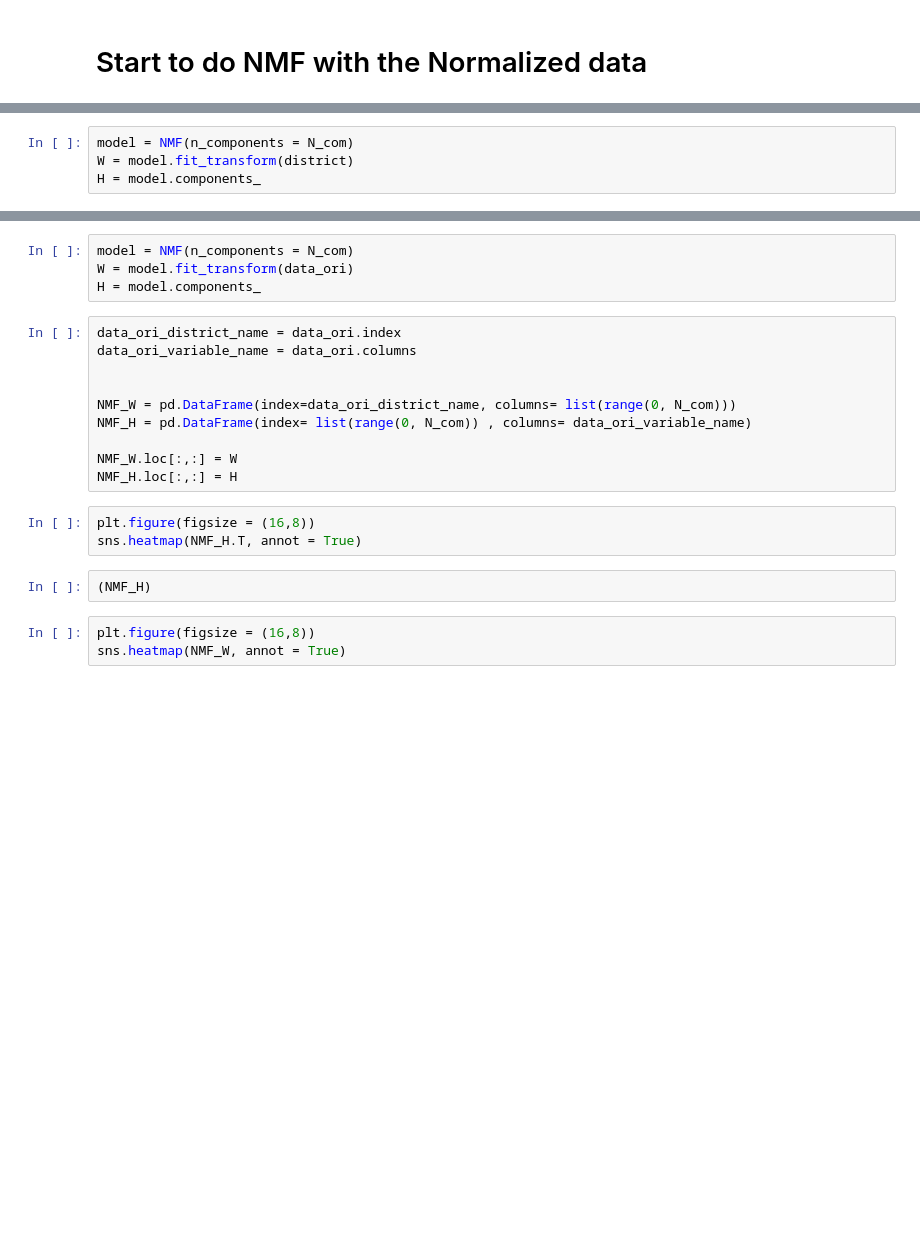
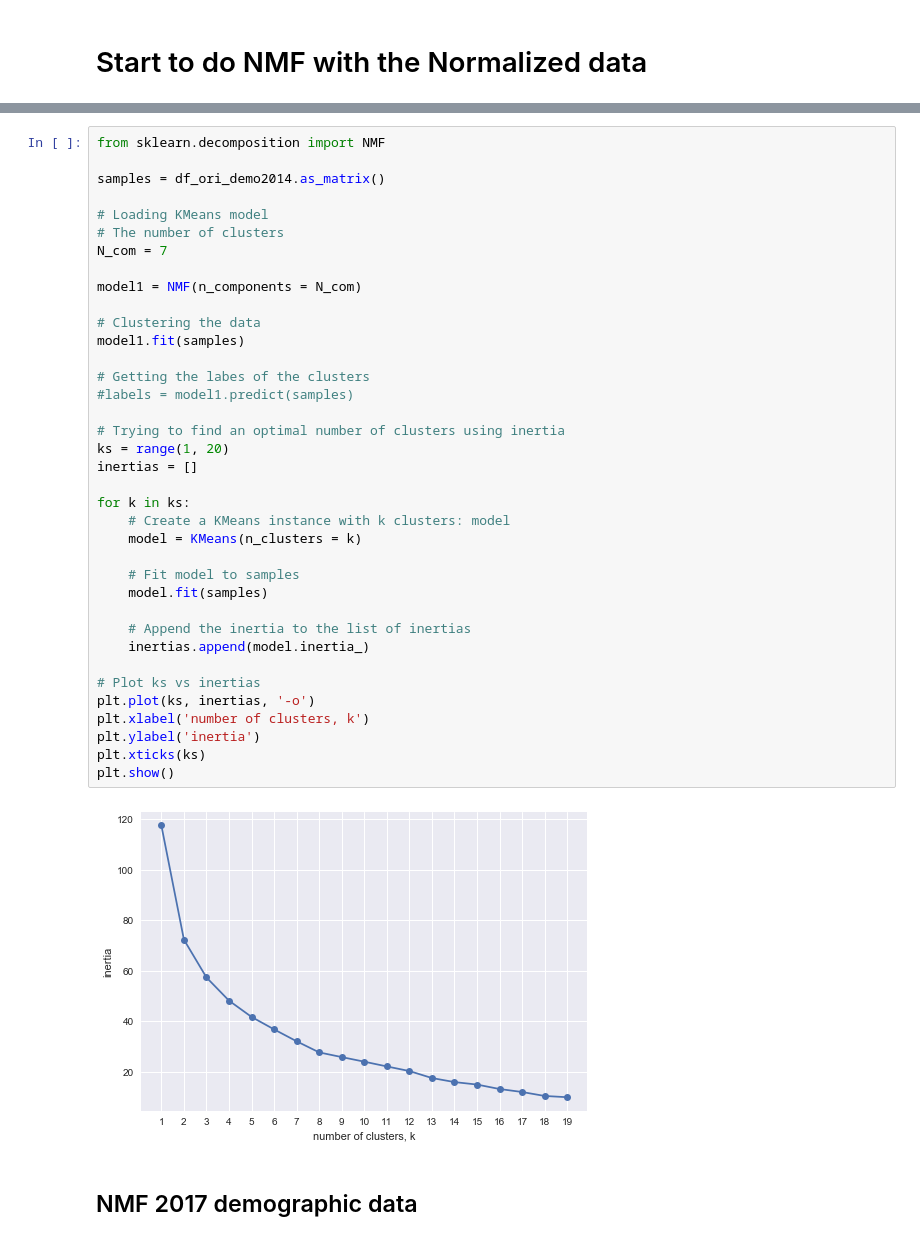
Before and after one commit to AmmarFaiq/EPA_Projects, a Jupyter notebook: Hackaton_Disinformation_1/NMF_Demographic.ipynb, the cells around one changed output, grey strips where cells are left out. Drawn from its saved outputs; the diff is of its cells as text; blank space fills up the shorter version.

```diff
--- a/Hackaton_Disinformation_1/NMF_Demographic.ipynb
+++ b/Hackaton_Disinformation_1/NMF_Demographic.ipynb
@@ -199,4 +117,0 @@ plt.show()
-# %%
-model = NMF(n_components = N_com)
-W = model.fit_transform(district)
-H = model.components_
@@ -224,22 +118,41 @@ sns.clustermap(NMF_H, annot = True)
-# %%
-model = NMF(n_components = N_com)
-W = model.fit_transform(data_ori)
-H = model.components_
-# %%
-data_ori_district_name = data_ori.index
-data_ori_variable_name = data_ori.columns
-
-
-NMF_W = pd.DataFrame(index=data_ori_district_name, columns= list(range(0, N_com)))
-NMF_H = pd.DataFrame(index= list(range(0, N_com)) , columns= data_ori_variable_name)
-
-NMF_W.loc[:,:] = W
-NMF_H.loc[:,:] = H
-# %%
-plt.figure(figsize = (16,8))
-sns.heatmap(NMF_H.T, annot = True)
-# %%
-(NMF_H)
-# %%
-plt.figure(figsize = (16,8))
-sns.heatmap(NMF_W, annot = True)
+# %%
+from sklearn.decomposition import NMF
+
+samples = df_ori_demo2014.as_matrix()
+
+# Loading KMeans model
+# The number of clusters
+N_com = 7
+
+model1 = NMF(n_components = N_com)
+
+# Clustering the data
+model1.fit(samples)
+
+# Getting the labes of the clusters
+#labels = model1.predict(samples)
+
+# Trying to find an optimal number of clusters using inertia
+ks = range(1, 20)
+inertias = []
+
+for k in ks:
+    # Create a KMeans instance with k clusters: model
+    model = KMeans(n_clusters = k)
+
+    # Fit model to samples
+    model.fit(samples)
+
+    # Append the inertia to the list of inertias
+    inertias.append(model.inertia_)
+
+# Plot ks vs inertias
+plt.plot(ks, inertias, '-o')
+plt.xlabel('number of clusters, k')
+plt.ylabel('inertia')
+plt.xticks(ks)
+plt.show()
+# %% [output]
+[figure, added]
+# %% [markdown]
+## NMF 2017 demographic data
```
Also changed, not shown: parts of 70 cells of this notebook, 17 other files.
